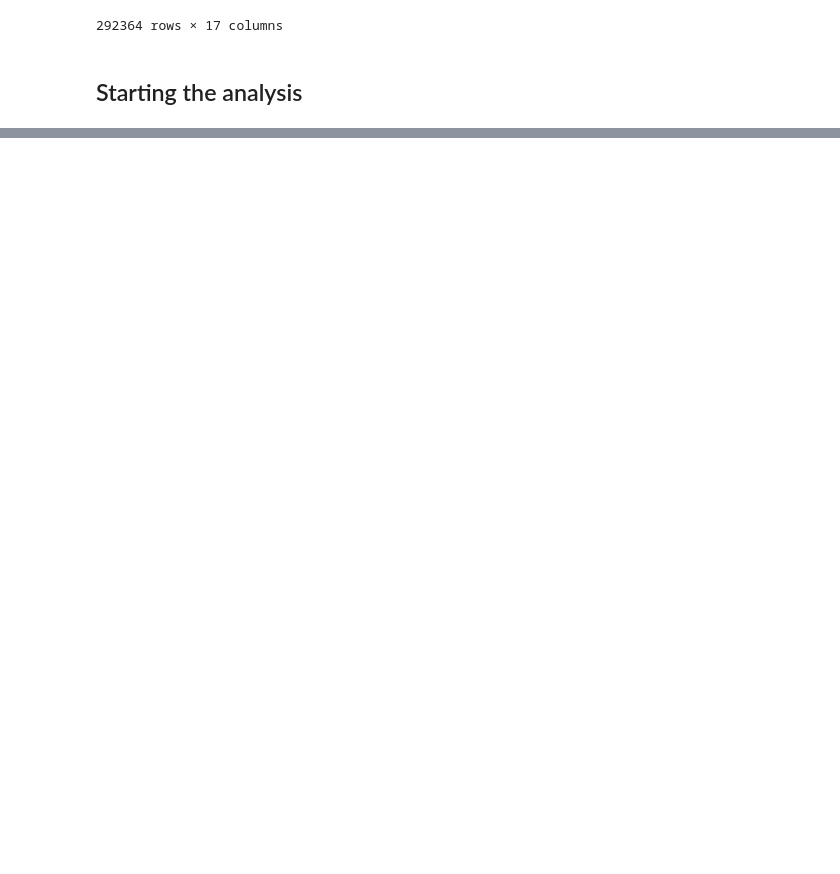
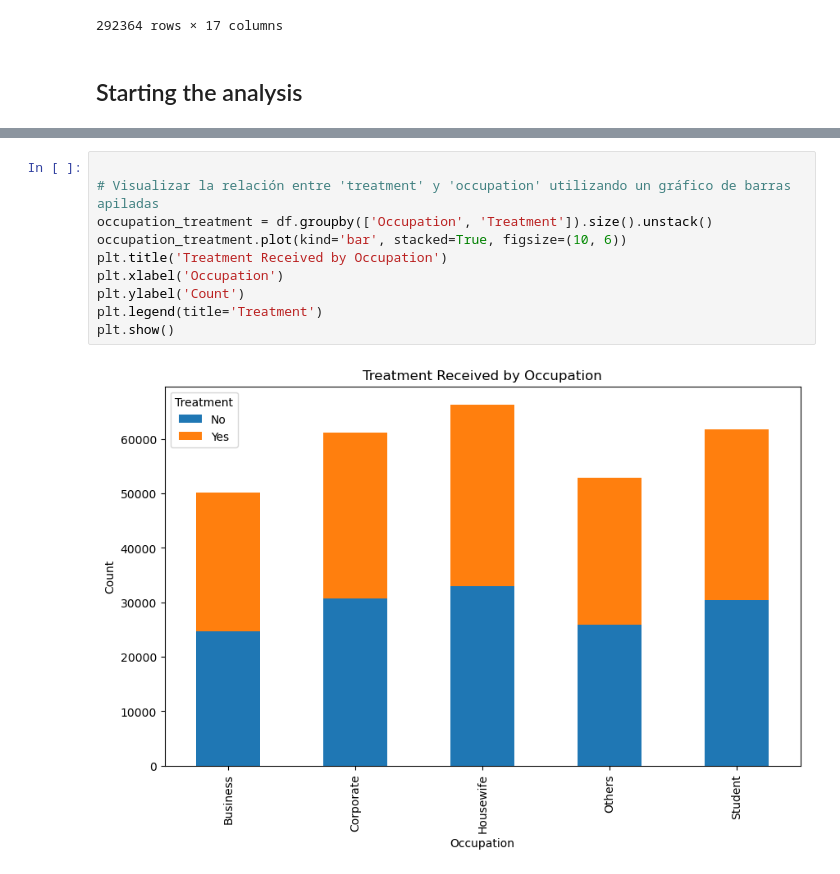
Before and after one commit to celefigs/EDA-milestone-3, a Jupyter notebook: mental health EDAUntitled-1.ipynb, the cells around one changed output, grey strips where cells are left out. Drawn from its saved outputs; the diff is of its cells as text; blank space fills up the shorter version.

```diff
--- a/mental health EDAUntitled-1.ipynb
+++ b/mental health EDAUntitled-1.ipynb
@@ -367,0 +218,12 @@ plt.show()
+# %%
+
+# Visualizar la relación entre 'treatment' y 'occupation' utilizando un gráfico de barras apiladas
+occupation_treatment = df.groupby(['Occupation', 'Treatment']).size().unstack()
+occupation_treatment.plot(kind='bar', stacked=True, figsize=(10, 6))
+plt.title('Treatment Received by Occupation')
+plt.xlabel('Occupation')
+plt.ylabel('Count')
+plt.legend(title='Treatment')
+plt.show()
+# %% [output]
+[figure, added]
```
Also changed, not shown: parts of 19 cells of this notebook.
